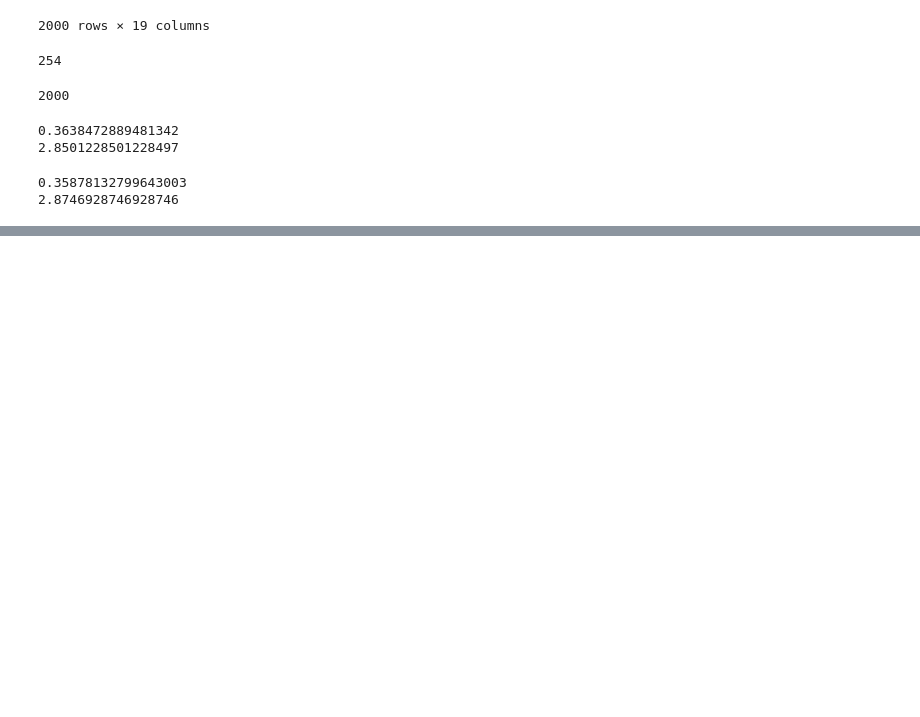
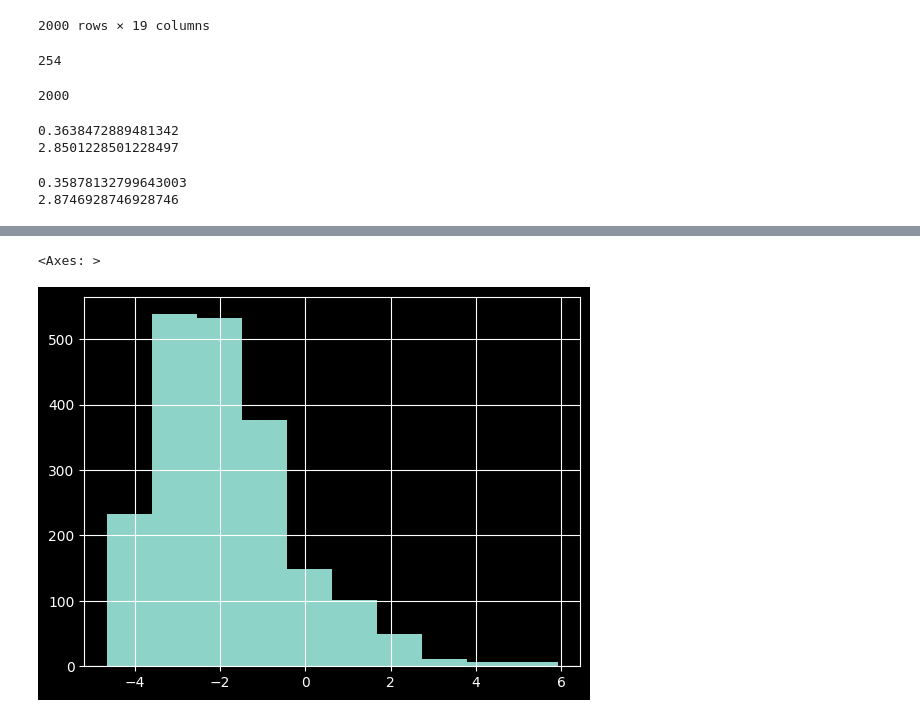
Before and after one commit to SergeyB81/Portfolio-DS, a Jupyter notebook: Car price/classification.ipynb, the cells around one changed output, grey strips where cells are left out. Drawn from its saved outputs; the diff is of its cells as text; code cells hidden in the pictures; blank space fills up the shorter version.

```diff
--- a/Car price/classification.ipynb
+++ b/Car price/classification.ipynb
@@ -695,0 +778,4 @@ print_metrics(test,'score_cat_prod_age_active')
+# %%
+params = {'verbose':100,
+          'random_seed':42,
+          'learning_rate':0.01}
@@ -695,0 +947,5 @@ print_metrics(test,'score_cat_prod_age_active')
+# %%
+pd.Series(model.predict(test[X],prediction_type='RawFormulaVal')).hist()
+# %% [output]
+<Axes: >
+[figure, added]
```
Also changed, not shown: parts of 34 cells of this notebook.
